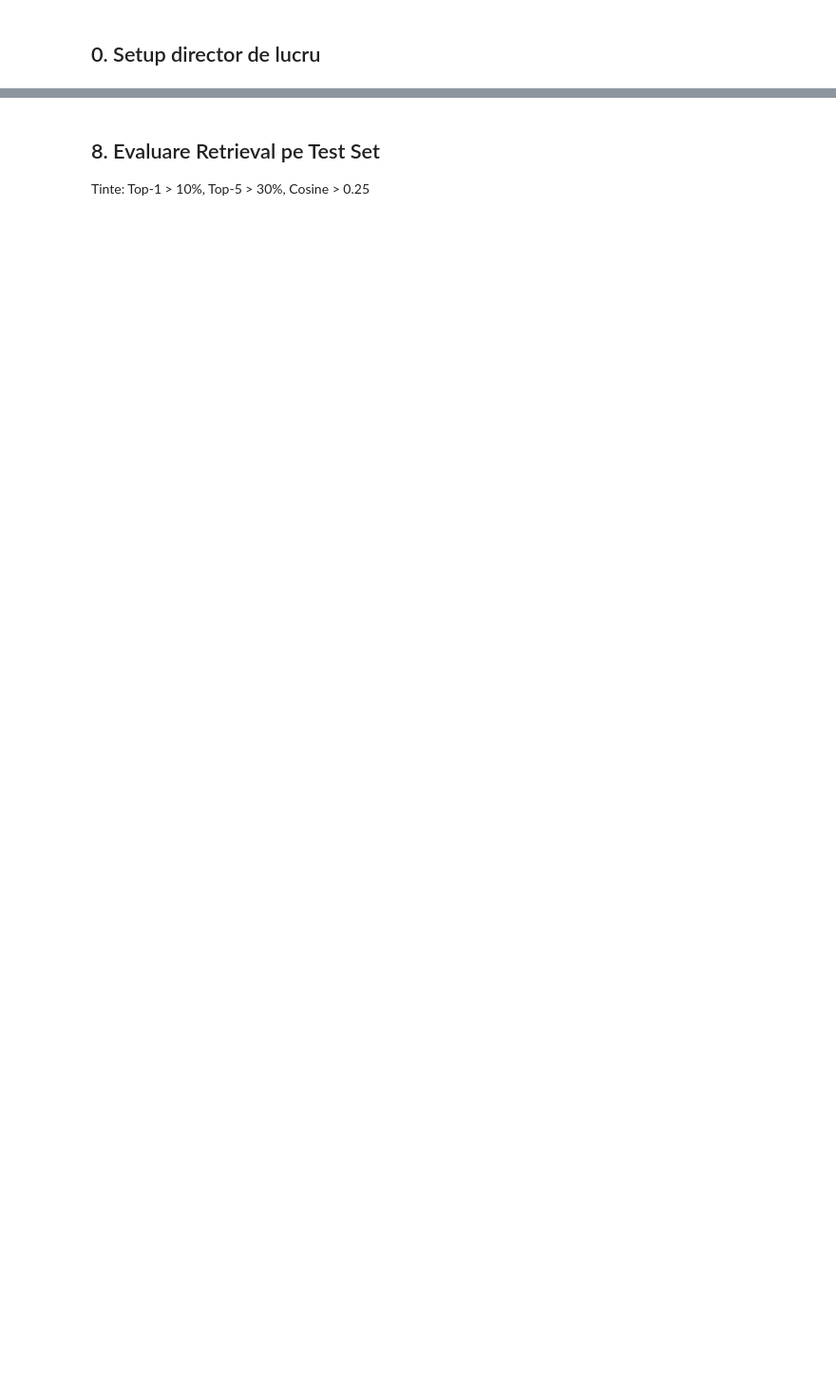
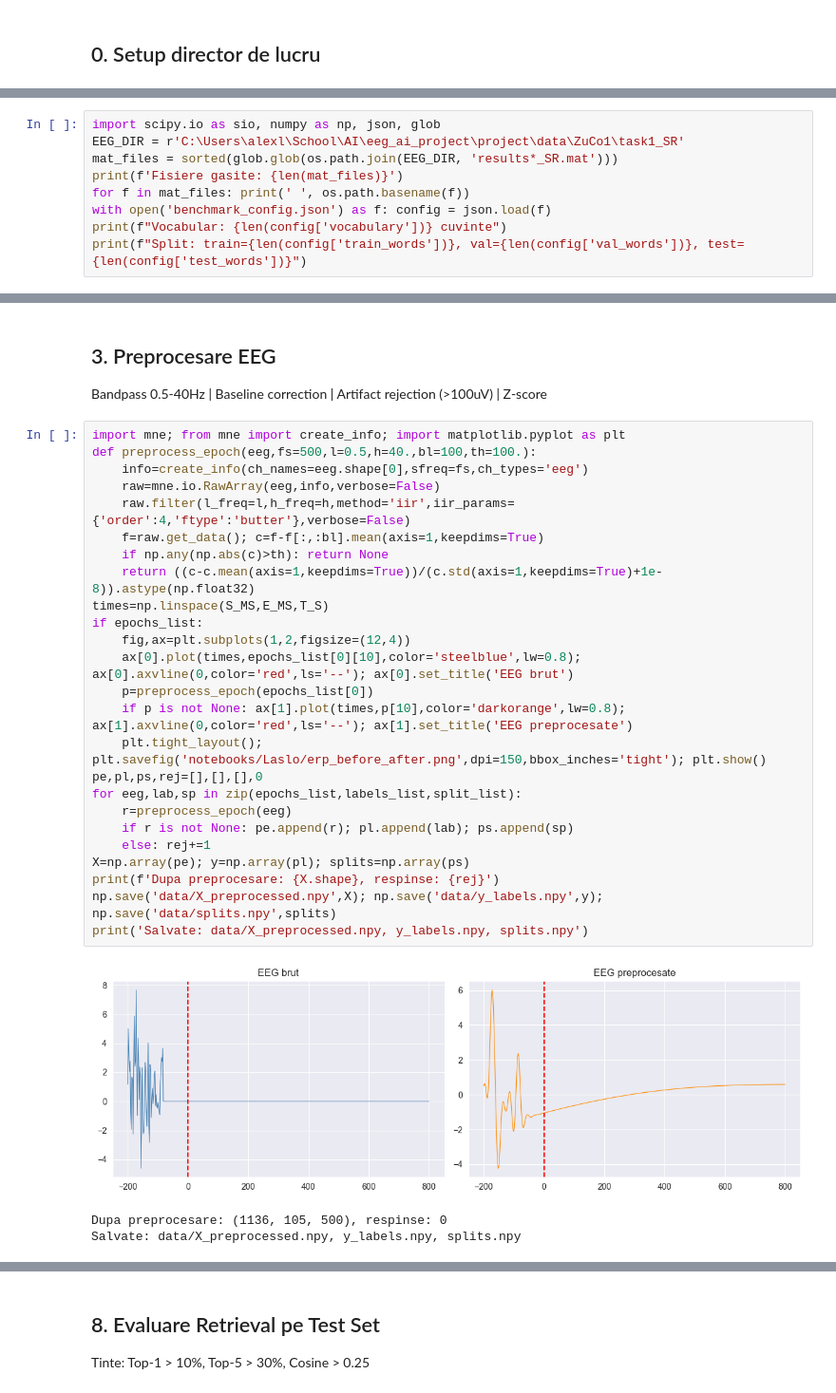
Before and after one commit to AI-EEG-project/EEG-text, a Jupyter notebook: notebooks/Laslo/sapt14-p1-Laslo_eegnet_retrieval.ipynb, the cells around one changed output, grey strips where cells are left out. Shown at 95% size. Saved outputs shown, nothing was run; the diff lists cells and outputs as text; blank space fills up the shorter version.

```diff
--- a/notebooks/Laslo/sapt14-p1-Laslo_eegnet_retrieval.ipynb
+++ b/notebooks/Laslo/sapt14-p1-Laslo_eegnet_retrieval.ipynb
@@ -518,0 +30,9 @@ plt.show()
+# %%
+import scipy.io as sio, numpy as np, json, glob
+EEG_DIR = r'C:\Users\alexl\School\AI\eeg_ai_project\project\data\ZuCo1\task1_SR'
+mat_files = sorted(glob.glob(os.path.join(EEG_DIR, 'results*_SR.mat')))
+print(f'Fisiere gasite: {len(mat_files)}')
+for f in mat_files: print(' ', os.path.basename(f))
+with open('benchmark_config.json') as f: config = json.load(f)
+print(f"Vocabular: {len(config['vocabulary'])} cuvinte")
+print(f"Split: train={len(config['train_words'])}, val={len(config['val_words'])}, test={len(config['test_words'])}")
@@ -518,0 +92,32 @@ plt.show()
+# %% [markdown]
+## 3. Preprocesare EEG
+Bandpass 0.5-40Hz | Baseline correction | Artifact rejection (>100uV) | Z-score
+# %%
+import mne; from mne import create_info; import matplotlib.pyplot as plt
+def preprocess_epoch(eeg,fs=500,l=0.5,h=40.,bl=100,th=100.):
+    info=create_info(ch_names=eeg.shape[0],sfreq=fs,ch_types='eeg')
+    raw=mne.io.RawArray(eeg,info,verbose=False)
+    raw.filter(l_freq=l,h_freq=h,method='iir',iir_params={'order':4,'ftype':'butter'},verbose=False)
+    f=raw.get_data(); c=f-f[:,:bl].mean(axis=1,keepdims=True)
+    if np.any(np.abs(c)>th): return None
+    return ((c-c.mean(axis=1,keepdims=True))/(c.std(axis=1,keepdims=True)+1e-8)).astype(np.float32)
+times=np.linspace(S_MS,E_MS,T_S)
+if epochs_list:
+    fig,ax=plt.subplots(1,2,figsize=(12,4))
+    ax[0].plot(times,epochs_list[0][10],color='steelblue',lw=0.8); ax[0].axvline(0,color='red',ls='--'); ax[0].set_title('EEG brut')
+    p=preprocess_epoch(epochs_list[0])
+    if p is not None: ax[1].plot(times,p[10],color='darkorange',lw=0.8); ax[1].axvline(0,color='red',ls='--'); ax[1].set_title('EEG preprocesate')
+    plt.tight_layout(); plt.savefig('notebooks/Laslo/erp_before_after.png',dpi=150,bbox_inches='tight'); plt.show()
+pe,pl,ps,rej=[],[],[],0
+for eeg,lab,sp in zip(epochs_list,labels_list,split_list):
+    r=preprocess_epoch(eeg)
+    if r is not None: pe.append(r); pl.append(lab); ps.append(sp)
+    else: rej+=1
+X=np.array(pe); y=np.array(pl); splits=np.array(ps)
+print(f'Dupa preprocesare: {X.shape}, respinse: {rej}')
+np.save('data/X_preprocessed.npy',X); np.save('data/y_labels.npy',y); np.save('data/splits.npy',splits)
+print('Salvate: data/X_preprocessed.npy, y_labels.npy, splits.npy')
+# %% [output]
+[figure, added]
+Dupa preprocesare: (1136, 105, 500), respinse: 0
+Salvate: data/X_preprocessed.npy, y_labels.npy, splits.npy
```
Also changed, not shown: parts of 44 cells of this notebook, 9 other files.
